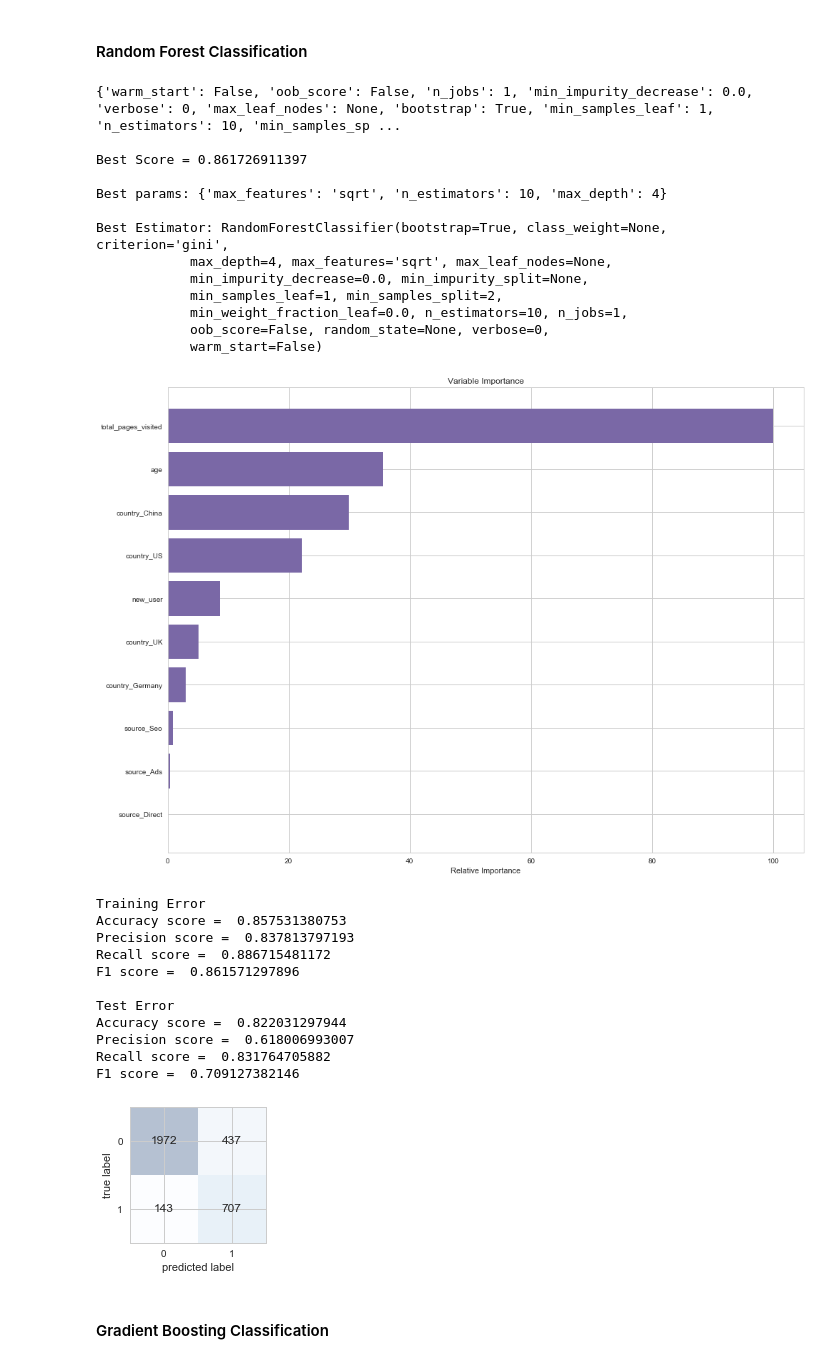
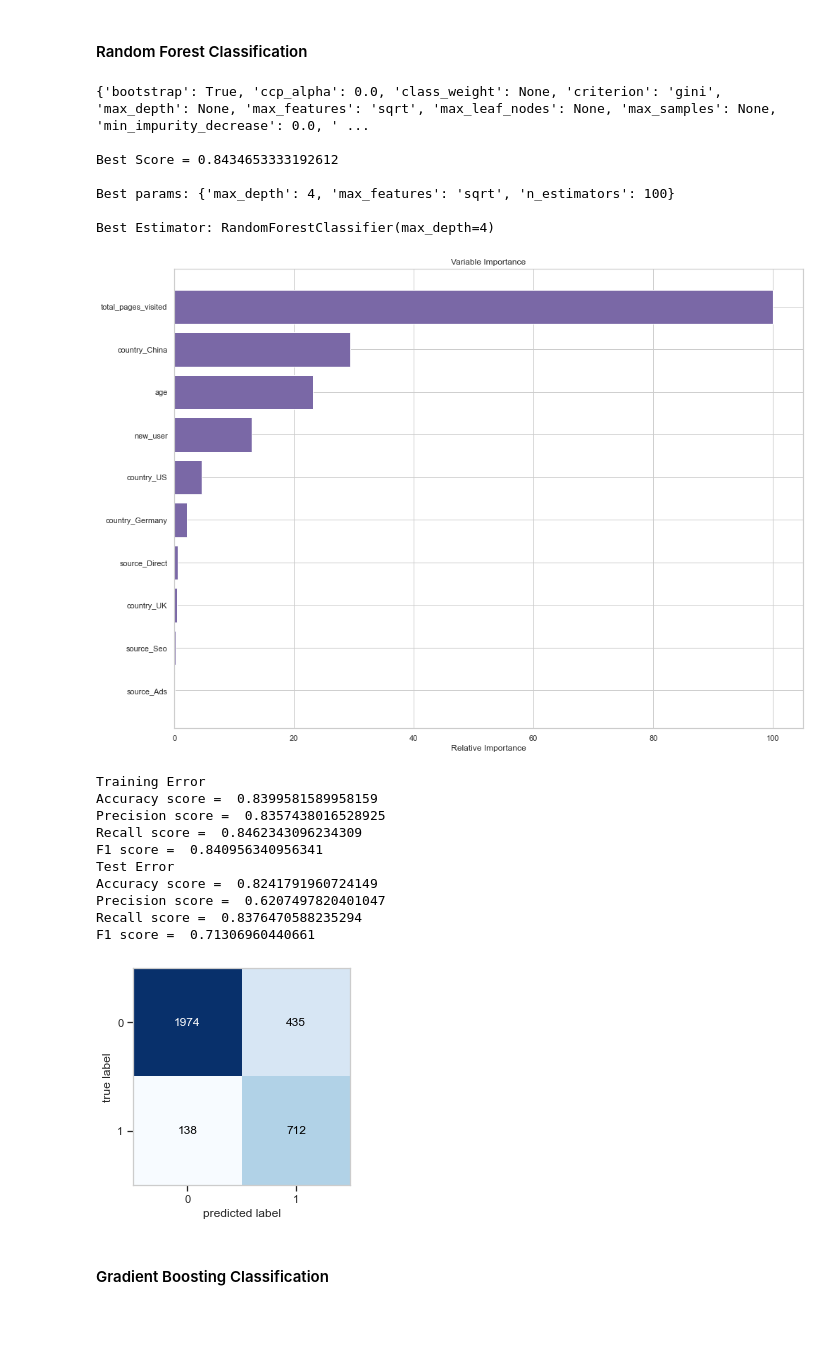
Before and after one commit to prat07/Tutorials, a Jupyter notebook: 8_Classification.ipynb, the cells around one changed output. Drawn from its saved outputs; the diff is of its cells as text; code cells hidden in the pictures; blank space fills up the shorter version.

```diff
--- a/8_Classification.ipynb
+++ b/8_Classification.ipynb
@@ -23,7 +23,7 @@ converted: this is our label. 1 means they converted within the session, 0 means
 # %% [markdown]
 ### Load Data
 # %%
-df = pd.read_csv('conversion_data.csv')
+df = pd.read_csv('dataset/conversion_data.csv')
 df.head()
 # %% [output]
 |  | country | age | new_user | source | total_pages_visited | converted |
@@ -384,8 +380,8 @@ y_train.value_counts()
 Name: converted, dtype: int64
 # %%
 from imblearn.over_sampling import SMOTE
-sm = SMOTE(random_state=12, ratio = 1.0)
-X_train_sm, y_train_sm = sm.fit_sample(X_train, y_train)
+sm = SMOTE(random_state=12)
+X_train_sm, y_train_sm = sm.fit_resample(X_train, y_train)
 # %%
 np.unique(y_train_sm, return_counts=True)
 # %% [output]
@@ -570,7 +569,7 @@ def classification_randomForest(X_train, y_train, X_test, y_test, target, scorin
     import numpy as np
 
     rf = RandomForestClassifier()
-    print rf.get_params()
+    print(rf.get_params())
 
     estimator_range = [10, 100, 1000]
     feature_range = ['sqrt', 'log2']
@@ -579,13 +578,13 @@ def classification_randomForest(X_train, y_train, X_test, y_test, target, scorin
 
     param_grid = {'n_estimators': estimator_range, 'max_features': feature_range, 'max_depth' : depth_range}
 
-    gs = GridSearchCV(estimator=rf, param_grid=param_grid, scoring=scoring_param, cv=5, n_jobs=-1)
+    gs = GridSearchCV(estimator=rf, param_grid=param_grid, scoring=scoring_param, cv=2, n_jobs=-1)
 
     gs.fit(X_train,y_train)
 
-    print "\nBest Score = {}".format(gs.best_score_)
-    print "\nBest params: {}".format(gs.best_params_)
-    print "\nBest Estimator: {}".format(gs.best_estimator_)
+    print("\nBest Score = {}".format(gs.best_score_))
+    print("\nBest params: {}".format(gs.best_params_))
+    print("\nBest Estimator: {}".format(gs.best_estimator_))
 
     rf = gs.best_estimator_
 
@@ -597,66 +596,57 @@ def classification_randomForest(X_train, y_train, X_test, y_test, target, scorin
     plt.barh(pos, feature_importance[sorted_idx], align='center', color='#7A68A6')
     plt.yticks(pos, np.asanyarray(df.columns[df.columns != target])[sorted_idx])
     plt.xlabel('Relative Importance')
     plt.title('Variable Importance')
     plt.show()
 
     from sklearn.metrics import accuracy_score, precision_score, recall_score, f1_score
 
-    print "Training Error"
-    print "Accuracy score = ", accuracy_score(y_train, rf.predict(X_train))
-    print "Precision score = ", precision_score(y_train, rf.predict(X_train))
-    print "Recall score = ", recall_score(y_train, rf.predict(X_train))
-    print "F1 score = ", f1_score(y_train, rf.predict(X_train))
-    print
+    print("Training Error")
+    print("Accuracy score = ", accuracy_score(y_train, rf.predict(X_train)))
+    print("Precision score = ", precision_score(y_train, rf.predict(X_train)))
+    print("Recall score = ", recall_score(y_train, rf.predict(X_train)))
+    print("F1 score = ", f1_score(y_train, rf.predict(X_train)))
 
 
-    print "Test Error"
-    print "Accuracy score = ", accuracy_score(y_test, rf.predict(X_test))
-    print "Precision score = ", precision_score(y_test, rf.predict(X_test))
-    print "Recall score = ", recall_score(y_test, rf.predict(X_test))
-    print "F1 score = ", f1_score(y_test, rf.predict(X_test))
-    print
+    print("Test Error")
+    print("Accuracy score = ", accuracy_score(y_test, rf.predict(X_test)))
+    print("Precision score = ", precision_score(y_test, rf.predict(X_test)))
+    print("Recall score = ", recall_score(y_test, rf.predict(X_test)))
+    print("F1 score = ", f1_score(y_test, rf.predict(X_test)))
 
     # Plot confusion matrix
     from mlxtend.evaluate import confusion_matrix
     from mlxtend.plotting import plot_confusion_matrix
     import matplotlib.pyplot as plt
     y_pred = rf.predict(X_test)
     cm = confusion_matrix(y_target=y_test,
                       y_predicted=y_pred,
                       binary=True)
     fig, ax = plot_confusion_matrix(conf_mat=cm)
     plt.show()
     return rf
 
 rf = classification_randomForest(X_train, y_train, X_test, y_test, 'converted')
 # %% [output]
-{'warm_start': False, 'oob_score': False, 'n_jobs': 1, 'min_impurity_decrease': 0.0, 'verbose': 0, 'max_leaf_nodes': None, 'bootstrap': True, 'min_samples_leaf': 1, 'n_estimators': 10, 'min_samples_sp ...
+{'bootstrap': True, 'ccp_alpha': 0.0, 'class_weight': None, 'criterion': 'gini', 'max_depth': None, 'max_features': 'sqrt', 'max_leaf_nodes': None, 'max_samples': None, 'min_impurity_decrease': 0.0, ' ...
 
-Best Score = 0.861726911397
+Best Score = 0.8434653333192612
 
-Best params: {'max_features': 'sqrt', 'n_estimators': 10, 'max_depth': 4}
+Best params: {'max_depth': 4, 'max_features': 'sqrt', 'n_estimators': 100}
 
-Best Estimator: RandomForestClassifier(bootstrap=True, class_weight=None, criterion='gini',
-            max_depth=4, max_features='sqrt', max_leaf_nodes=None,
-            min_impurity_decrease=0.0, min_impurity_split=None,
-            min_samples_leaf=1, min_samples_split=2,
-            min_weight_fraction_leaf=0.0, n_estimators=10, n_jobs=1,
-            oob_score=False, random_state=None, verbose=0,
-            warm_start=False)
+Best Estimator: RandomForestClassifier(max_depth=4)
-[figure, old version]
+[figure, new version]
 Training Error
-Accuracy score =  0.857531380753
-Precision score =  0.837813797193
-Recall score =  0.886715481172
-F1 score =  0.861571297896
-
+Accuracy score =  0.8399581589958159
+Precision score =  0.8357438016528925
+Recall score =  0.8462343096234309
+F1 score =  0.840956340956341
 Test Error
-Accuracy score =  0.822031297944
-Precision score =  0.618006993007
-Recall score =  0.831764705882
-F1 score =  0.709127382146
+Accuracy score =  0.8241791960724149
+Precision score =  0.6207497820401047
+Recall score =  0.8376470588235294
+F1 score =  0.71306960440661
-[figure, old version]
+[figure, new version]
 # %% [markdown]
 #### Gradient Boosting Classification
 # %%
```
Also changed, not shown: parts of 27 cells of this notebook.
